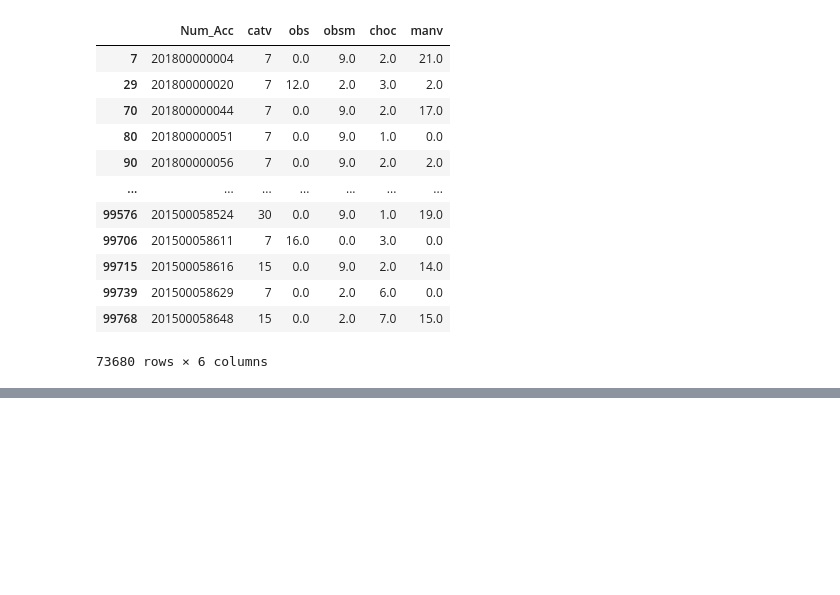
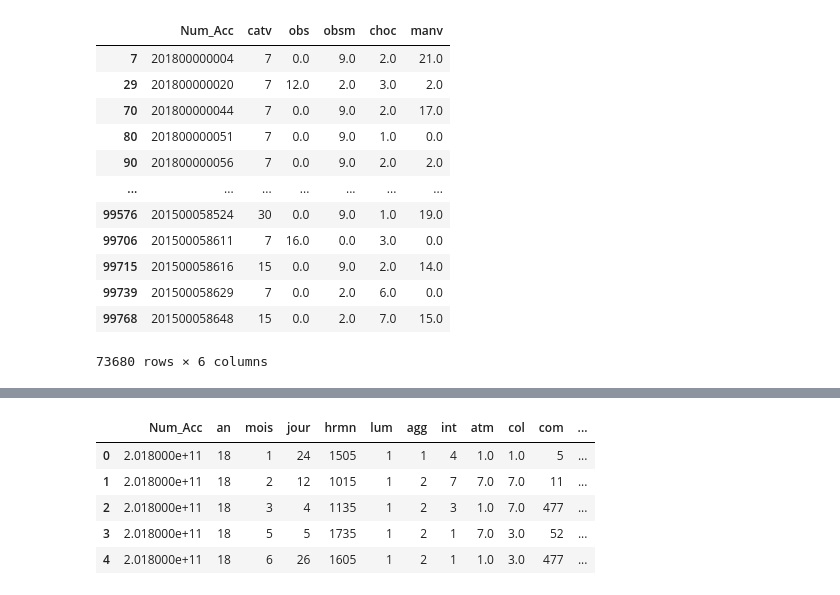
Before and after one commit to AurelienBr22/CyclingFacilities, a Jupyter notebook: notebooks/notebook_aurelien.ipynb, the cells around one changed output, grey strips where cells are left out. Saved outputs shown, nothing was run; the diff lists cells and outputs as text; code cells hidden in the pictures; blank space fills up the shorter version.

```diff
--- a/notebooks/notebook_aurelien.ipynb
+++ b/notebooks/notebook_aurelien.ipynb
@@ -368,0 +397,9 @@ vehi_df_modif.to_csv('../clean_data/vehicules_clean.csv', index=False)
+# %%
+carac_df_modif.head()
+# %% [output]
+|  | Num_Acc | an | mois | jour | hrmn | lum | agg | int | atm | col | com | ... |
+| 0 | 2.018000e+11 | 18 | 1 | 24 | 1505 | 1 | 1 | 4 | 1.0 | 1.0 | 5 | ... |
+| 1 | 2.018000e+11 | 18 | 2 | 12 | 1015 | 1 | 2 | 7 | 7.0 | 7.0 | 11 | ... |
+| 2 | 2.018000e+11 | 18 | 3 | 4 | 1135 | 1 | 2 | 3 | 1.0 | 7.0 | 477 | ... |
+| 3 | 2.018000e+11 | 18 | 5 | 5 | 1735 | 1 | 2 | 1 | 7.0 | 3.0 | 52 | ... |
+| 4 | 2.018000e+11 | 18 | 6 | 26 | 1605 | 1 | 2 | 1 | 1.0 | 3.0 | 477 | ... |
```
Also changed, not shown: parts of 17 cells of this notebook.
